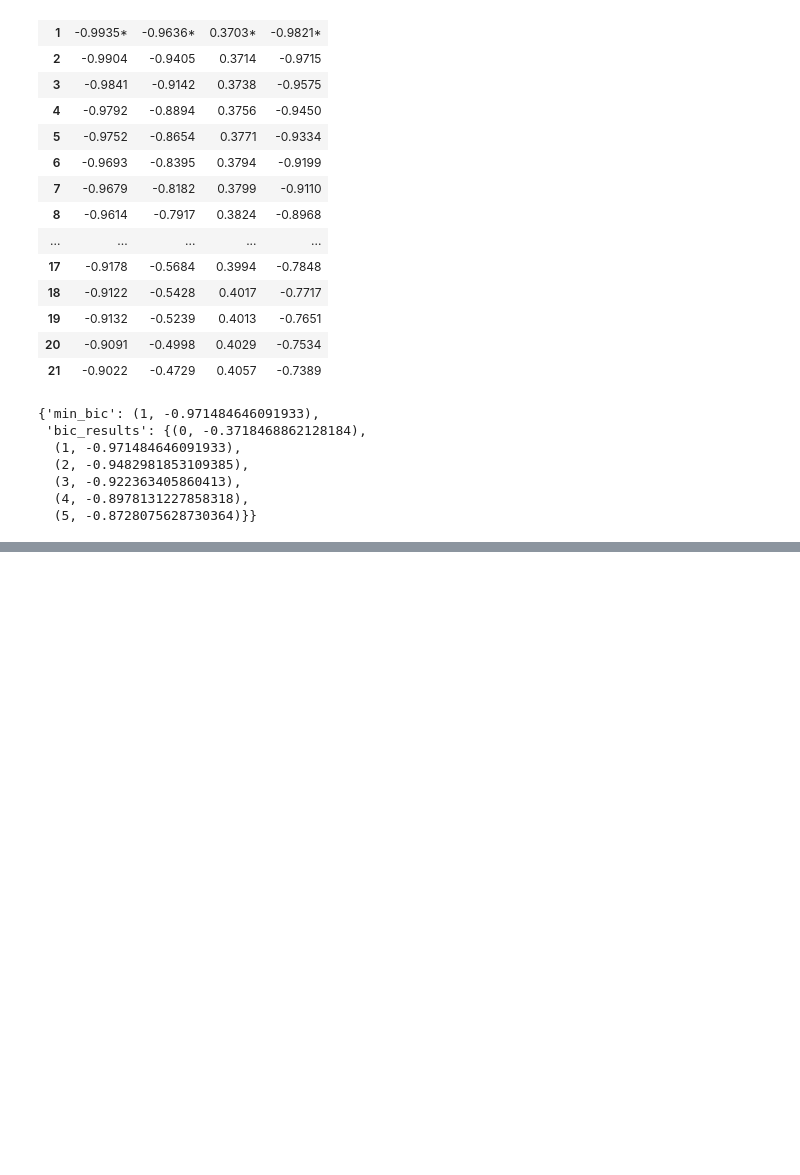
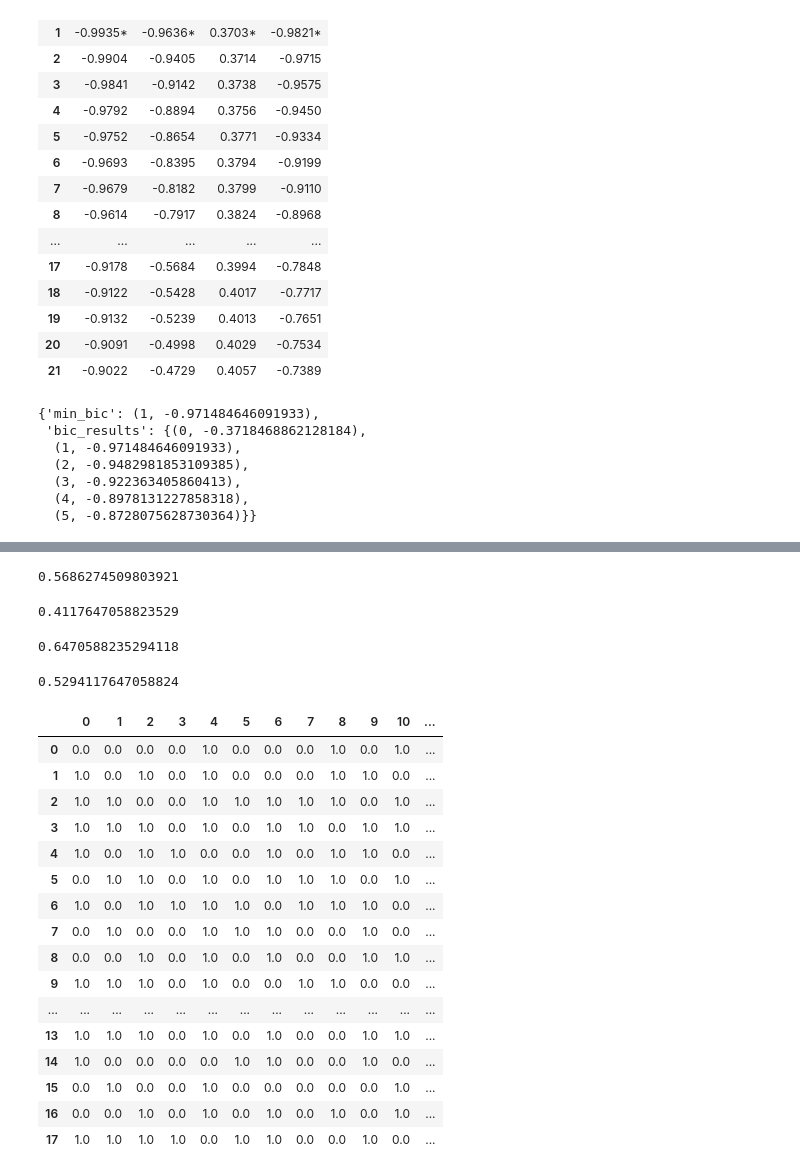
Before and after one commit to mrajancsr/Market-Learn, a Jupyter notebook: marketlearn/network_causality/playground.ipynb, the cells around one changed output, grey strips where cells are left out. Cells and saved outputs as stored; diff of their text form; code cells hidden in the pictures; blank space fills up the shorter version.

```diff
--- a/marketlearn/network_causality/playground.ipynb
+++ b/marketlearn/network_causality/playground.ipynb
@@ -192,0 +322,4 @@ array([0.0947502 , 0.36569889, 0.22662725])
+# %%
+from marketlearn.network_causality.causality_network import CNet
+cnet = CNet("1999-12-31")
+bdealer = cnet.sectors['bdealer'].iloc[:, :-1]
@@ -192,0 +336,38 @@ array([0.0947502 , 0.36569889, 0.22662725])
+# %%
+g = cnet._create_casual_network(bdealer)
+# %%
+cnet.granger_causality_degree(bdealer, graph=g)
+# %% [output]
+0.5686274509803921
+# %%
+cnet.number_of_connections(bdealer, 'SCHW US Equity', conn_type='out', graph=g)
+# %% [output]
+0.4117647058823529
+# %%
+cnet.number_of_connections(bdealer, 'SCHW US Equity', conn_type='in', graph=g)
+# %% [output]
+0.6470588235294118
+# %%
+cnet.number_of_connections(bdealer, 'SCHW US Equity', conn_type='total', graph=g)
+# %% [output]
+0.5294117647058824
+# %%
+pd.DataFrame(g.get_adjacency_matrix().toarray())
+# %% [output]
+|  | 0 | 1 | 2 | 3 | 4 | 5 | 6 | 7 | 8 | 9 | 10 | ... |
+| 0 | 0.0 | 0.0 | 0.0 | 0.0 | 1.0 | 0.0 | 0.0 | 0.0 | 1.0 | 0.0 | 1.0 | ... |
+| 1 | 1.0 | 0.0 | 1.0 | 0.0 | 1.0 | 0.0 | 0.0 | 0.0 | 1.0 | 1.0 | 0.0 | ... |
+| 2 | 1.0 | 1.0 | 0.0 | 0.0 | 1.0 | 1.0 | 1.0 | 1.0 | 1.0 | 0.0 | 1.0 | ... |
+| 3 | 1.0 | 1.0 | 1.0 | 0.0 | 1.0 | 0.0 | 1.0 | 1.0 | 0.0 | 1.0 | 1.0 | ... |
+| 4 | 1.0 | 0.0 | 1.0 | 1.0 | 0.0 | 0.0 | 1.0 | 0.0 | 1.0 | 1.0 | 0.0 | ... |
+| 5 | 0.0 | 1.0 | 1.0 | 0.0 | 1.0 | 0.0 | 1.0 | 1.0 | 1.0 | 0.0 | 1.0 | ... |
+| 6 | 1.0 | 0.0 | 1.0 | 1.0 | 1.0 | 1.0 | 0.0 | 1.0 | 1.0 | 1.0 | 0.0 | ... |
+| 7 | 0.0 | 1.0 | 0.0 | 0.0 | 1.0 | 1.0 | 1.0 | 0.0 | 0.0 | 1.0 | 0.0 | ... |
+| 8 | 0.0 | 0.0 | 1.0 | 0.0 | 1.0 | 0.0 | 1.0 | 0.0 | 0.0 | 1.0 | 1.0 | ... |
+| 9 | 1.0 | 1.0 | 1.0 | 0.0 | 1.0 | 0.0 | 0.0 | 1.0 | 1.0 | 0.0 | 0.0 | ... |
+| ... | ... | ... | ... | ... | ... | ... | ... | ... | ... | ... | ... | ... |
+| 13 | 1.0 | 1.0 | 1.0 | 0.0 | 1.0 | 0.0 | 1.0 | 0.0 | 0.0 | 1.0 | 1.0 | ... |
+| 14 | 1.0 | 0.0 | 0.0 | 0.0 | 0.0 | 1.0 | 1.0 | 0.0 | 0.0 | 1.0 | 0.0 | ... |
+| 15 | 0.0 | 1.0 | 0.0 | 0.0 | 1.0 | 0.0 | 0.0 | 0.0 | 0.0 | 0.0 | 1.0 | ... |
+| 16 | 0.0 | 0.0 | 1.0 | 0.0 | 1.0 | 0.0 | 1.0 | 0.0 | 1.0 | 0.0 | 1.0 | ... |
+| 17 | 1.0 | 1.0 | 1.0 | 1.0 | 0.0 | 1.0 | 1.0 | 0.0 | 0.0 | 1.0 | 0.0 | ... |
```
Also changed, not shown: parts of 29 cells of this notebook, 7 other files.
